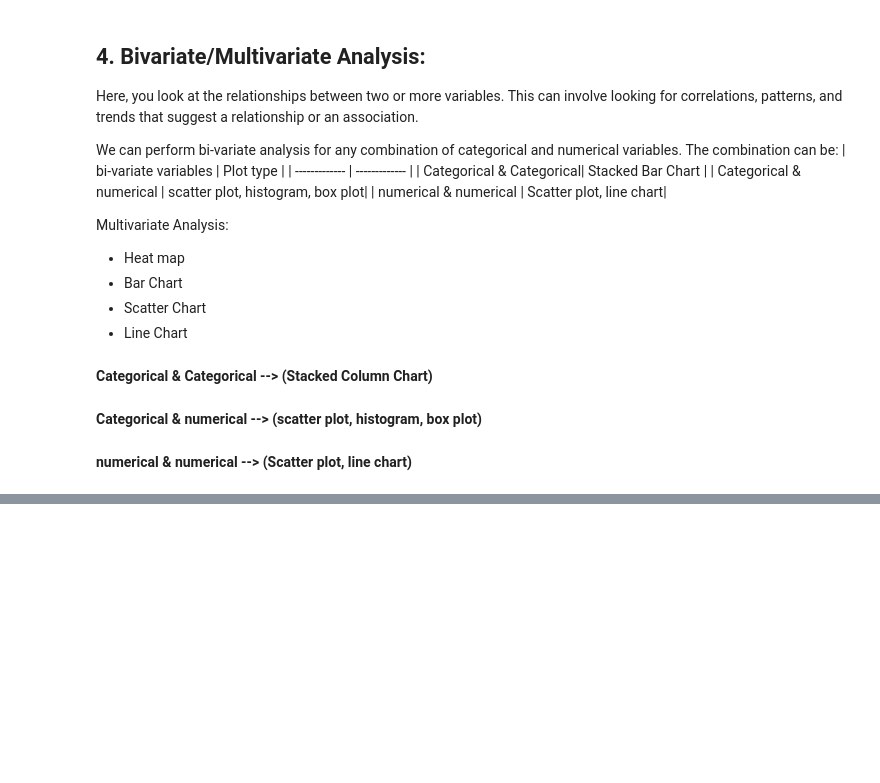
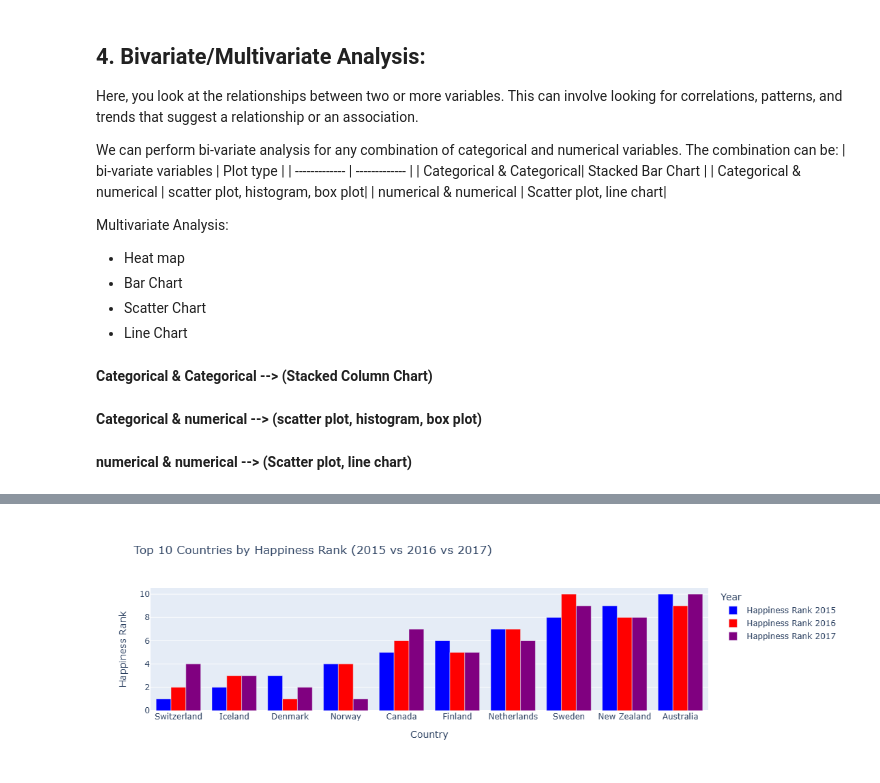
Before and after one commit to Abdulrahman-w/Usecase-2, a Jupyter notebook: EDA explain template.ipynb, the cells around one changed output, grey strips where cells are left out. Cells and saved outputs as stored; diff of their text form; code cells hidden in the pictures; blank space fills up the shorter version.

```diff
--- a/EDA explain template.ipynb
+++ b/EDA explain template.ipynb
@@ -421,0 +723,34 @@ We could also use a correlation matrix to get more specific information about th
+# %%
+plot = px.Figure(data=[px.Bar(
+    name = 'Happiness Rank 2015',
+    x = df_rank_all_years[df_rank_all_years['Year'] == 2015].head(10).loc[:,"Country"],
+    y = df_rank_all_years[df_rank_all_years['Year'] == 2015].head(10).loc[:,"Happiness Rank"],
+      marker_color='blue'
+   ),
+
+
+    px.Bar(
+    name = 'Happiness Rank 2016',
+    x = df_rank_all_years[df_rank_all_years['Year'] == 2016].head(10).loc[:,"Country"],
+    y = df_rank_all_years[df_rank_all_years['Year'] == 2016].head(10).loc[:,"Happiness Rank"],
+    marker_color='red'
+   ),
+
+                       px.Bar(
+    name = 'Happiness Rank 2017',
+    x = df_rank_all_years[df_rank_all_years['Year'] == 2017].head(10).loc[:,"Country"],
+    y = df_rank_all_years[df_rank_all_years['Year'] == 2017].head(10).loc[:,"Happiness Rank"],
+     marker_color = 'purple'
+   )
+])
+
+plot.update_layout(
+    title='Top 10 Countries by Happiness Rank (2015 vs 2016 vs 2017)',
+    xaxis_title='Country',
+    yaxis_title='Happiness Rank',
+    legend_title='Year'
+)
+
+plot.show()
+# %% [output]
+[figure, added]
```
Also changed, not shown: parts of 50 cells of this notebook.
